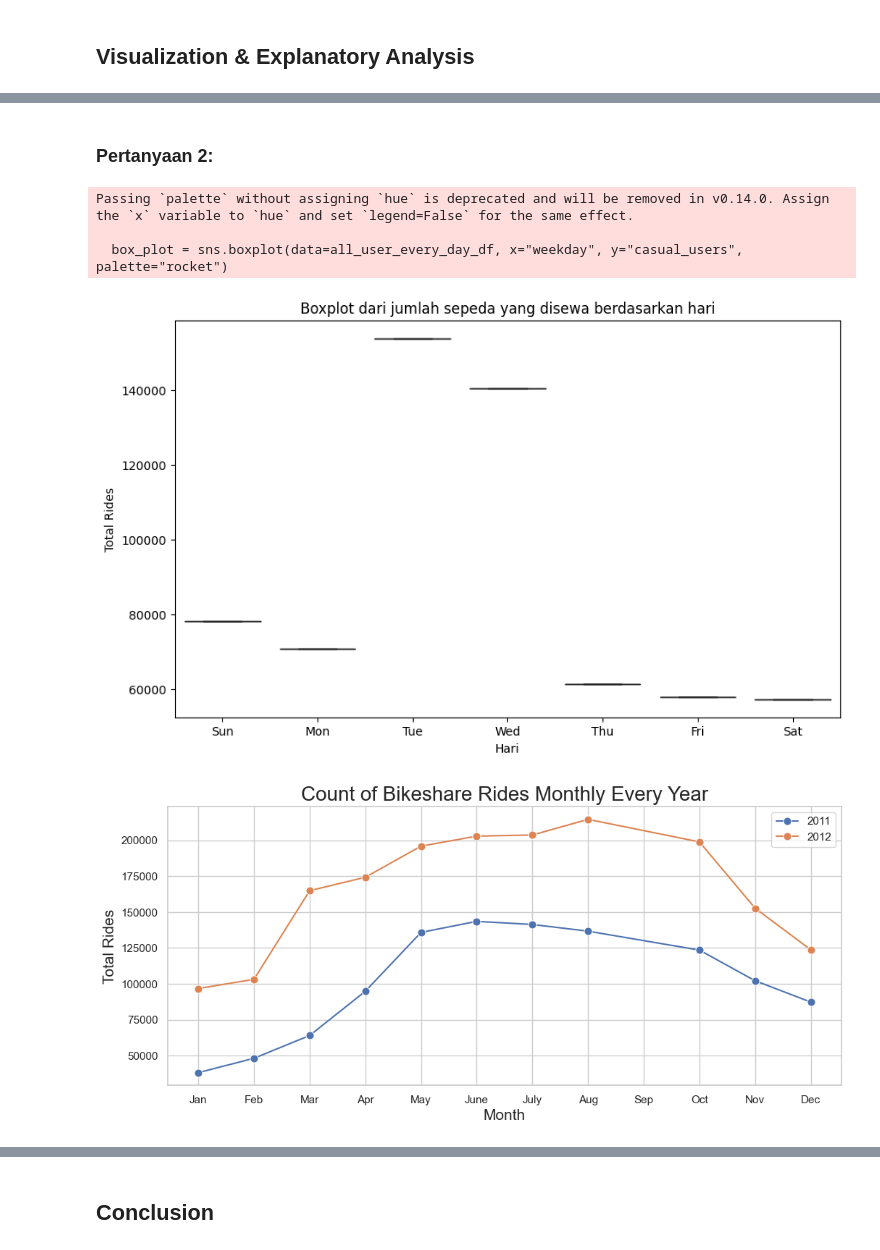
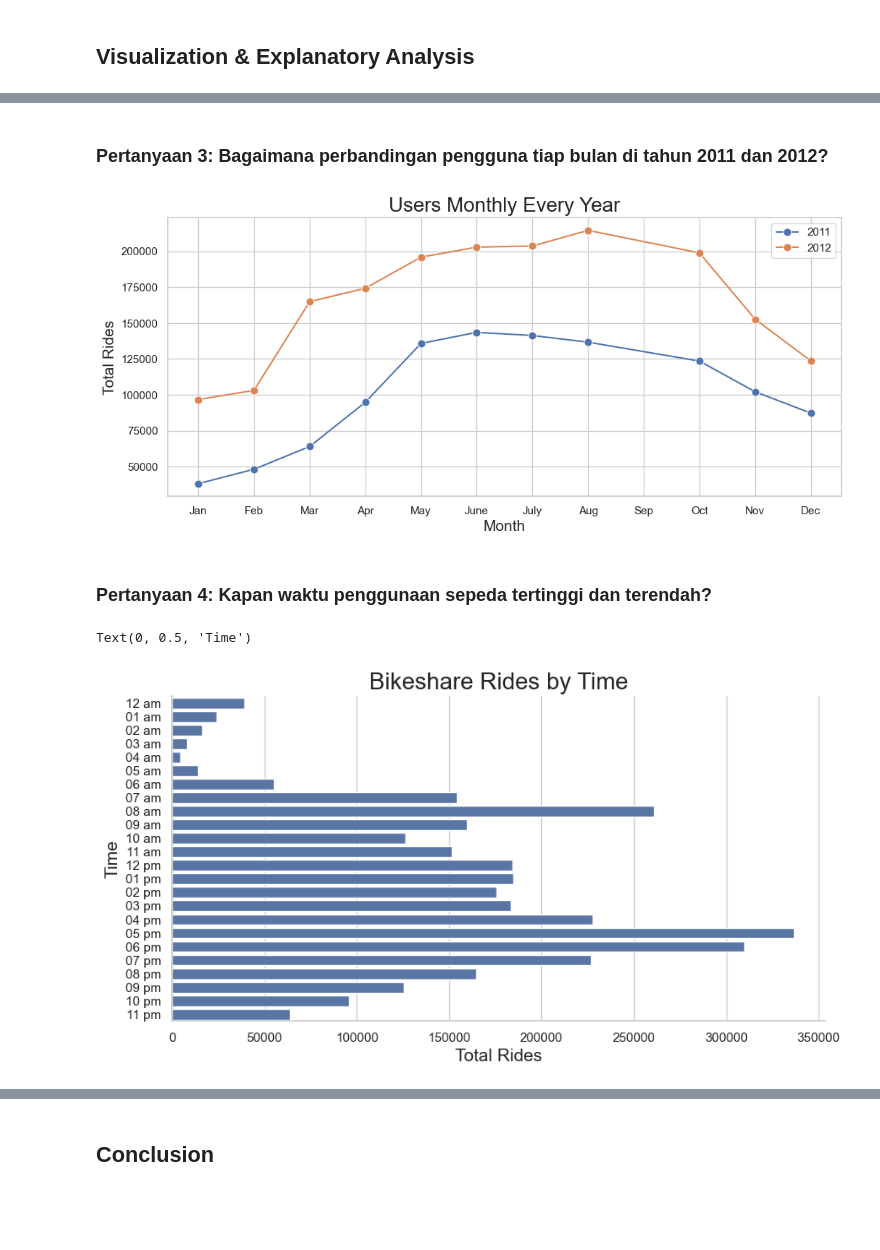
Before and after one commit to MHendriF/Belajar-Analisis-Data-dengan-Python, a Jupyter notebook: Submission/notebook.ipynb, the cells around one changed output, grey strips where cells are left out. Cells and saved outputs as stored; diff of their text form; code cells hidden in the pictures; blank space fills up the shorter version.

```diff
--- a/Submission/notebook.ipynb
+++ b/Submission/notebook.ipynb
@@ -464,3 +474,10 @@ all_user_month_every_year_df.head(24)
 |  | 2012 | 152664 |
 | Dec | 2011 | 87323 |
 |  | 2012 | 123713 |
+# %%
+total_user_by_hour_df = hour_df.groupby(by=["hour"], observed=True).agg({
+    "casual_users": "sum",
+    "registered_users": "sum",
+    "total_users": "sum"
+}).sort_values(by='hour', ascending=False)
+total_user_by_hour_df.head(25)
@@ -493,32 +531,32 @@ plt.show()
-# %% [markdown]
-### Pertanyaan 2:
-# %%
-# Plotting boxplot using seaborn and matplotlib
-plt.figure(figsize=(10, 6))
-box_plot = sns.boxplot(data=all_user_every_day_df, x="weekday", y="casual_users", palette="rocket")
-
-# Adding labels and title
-plt.xlabel("Hari")
-plt.ylabel("Total Rides")
-plt.title("Boxplot dari jumlah sepeda yang disewa berdasarkan hari")
-
-weekday_labels = ["Sun", "Mon", "Tue", "Wed", "Thu", "Fri", "Sat"]
-box_plot.set_xticklabels(weekday_labels)
-
-plt.show()
-# %% [output]
-Passing `palette` without assigning `hue` is deprecated and will be removed in v0.14.0. Assign the `x` variable to `hue` and set `legend=False` for the same effect.
-
-  box_plot = sns.boxplot(data=all_user_every_day_df, x="weekday", y="casual_users", palette="rocket")
-[figure, removed]
+# %% [markdown]
+### Pertanyaan 3: Bagaimana perbandingan pengguna tiap bulan di tahun 2011 dan 2012?
 # %%
 sns.set(style="whitegrid")
 plt.figure(figsize=(12, 5))
-sns.lineplot(x='month', y='total_users', hue='year', data=all_user_month_every_year_df, marker="o", markersize=8)
-plt.title("Count of Bikeshare Rides Monthly Every Year",size=20)
+sns.lineplot(x='month', y='total_users', hue='year', data=total_user_by_month_every_year_df, marker="o", markersize=8)
+plt.title("Users Monthly Every Year",size=20)
 plt.xlabel('Month',size=15)
 plt.ylabel('Total Rides',size=15)
 plt.legend()
 plt.show()
 # %% [output]
-[figure, old version]
+[figure, new version]
+# %% [markdown]
+### Pertanyaan 4: Kapan waktu penggunaan sepeda tertinggi dan terendah?
+# %%
+hour_order = ['12 am', '01 am', '02 am', '03 am', '04 am',
+            '05 am', '06 am', '07 am', '08 am', '09 am',
+            '10 am', '11 am', '12 pm', '01 pm', '02 pm',
+            '03 pm', '04 pm', '05 pm', '06 pm', '07 pm',
+            '08 pm', '09 pm', '10 pm', '11 pm']
+
+f, ax = plt.subplots(figsize=(10, 5))
+sns.despine(f)
+sns.set(style="whitegrid")
+sns.barplot(data=total_user_by_hour_df, x='total_users', y='hour', orient='h', order=hour_order)
+plt.title('Bikeshare Rides by Time',size=20)
+plt.xlabel('Total Rides',size=15)
+plt.ylabel('Time',size=15)
+# %% [output]
+Text(0, 0.5, 'Time')
+[figure, added]
```
Also changed, not shown: parts of 14 cells of this notebook, 2 other files.
